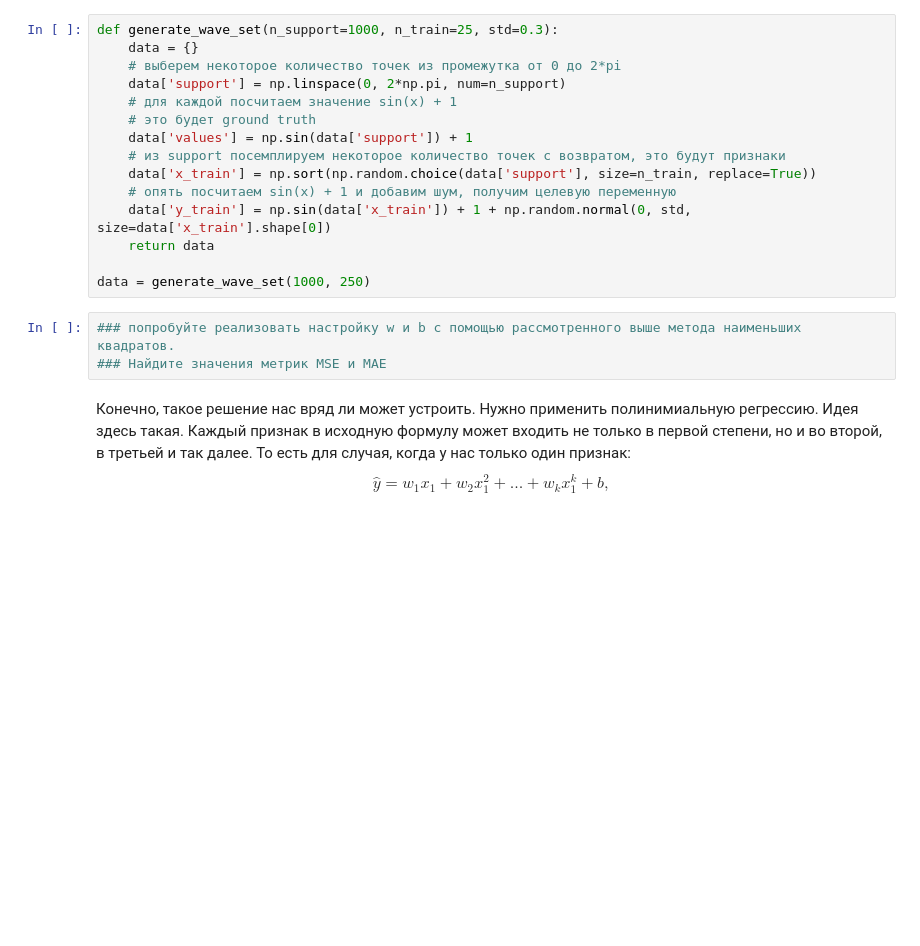
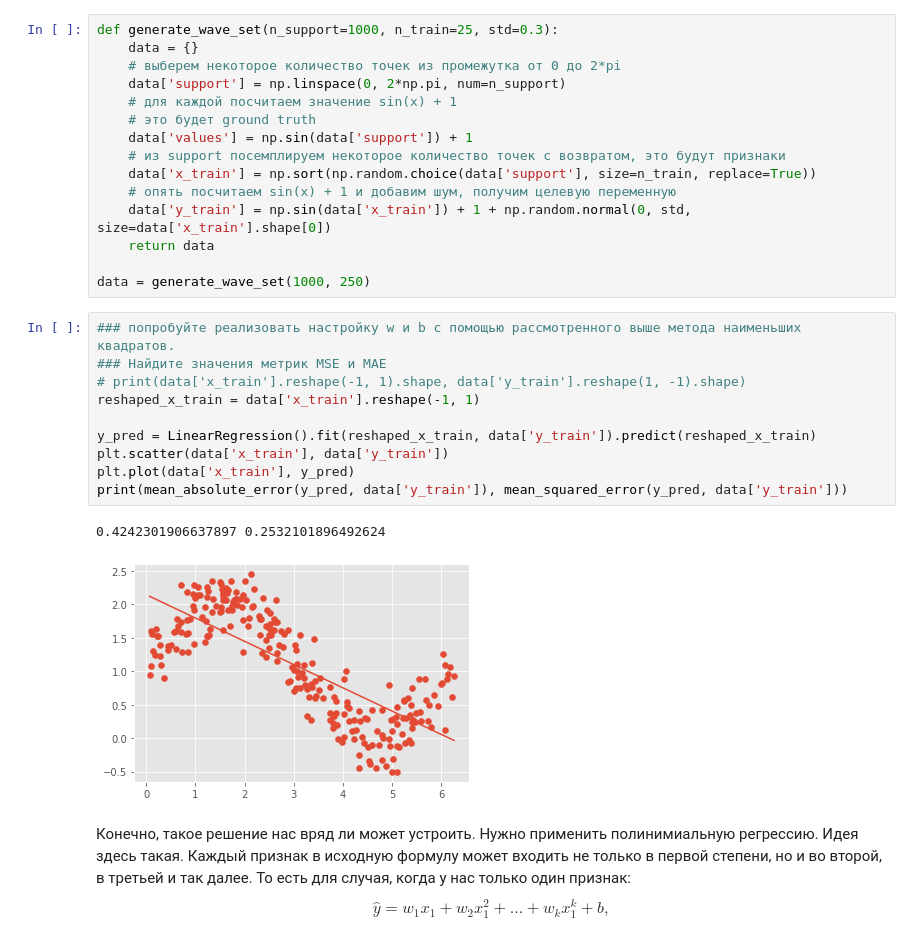
Before and after one commit to VanjaRo/ML-ITMO-Course, a Jupyter notebook: lab3_1.ipynb, the cells around one changed output. Cells and saved outputs as stored; diff of their text form; blank space fills up the shorter version.

```diff
--- a/lab3_1.ipynb
+++ b/lab3_1.ipynb
@@ -89,6 +125,16 @@ data = generate_wave_set(1000, 250)
 # %%
 ### попробуйте реализовать настройку w и b с помощью рассмотренного выше метода наименьших квадратов.
 ### Найдите значения метрик MSE и MAE
+# print(data['x_train'].reshape(-1, 1).shape, data['y_train'].reshape(1, -1).shape)
+reshaped_x_train = data['x_train'].reshape(-1, 1)
+
+y_pred = LinearRegression().fit(reshaped_x_train, data['y_train']).predict(reshaped_x_train)
+plt.scatter(data['x_train'], data['y_train'])
+plt.plot(data['x_train'], y_pred)
+print(mean_absolute_error(y_pred, data['y_train']), mean_squared_error(y_pred, data['y_train']))
+# %% [output]
+0.4242301906637897 0.2532101896492624
+[figure, added]
 # %% [markdown]
 Конечно, такое решение нас вряд ли может устроить. Нужно применить полинимиальную регрессию. Идея здесь такая. Каждый признак в исходную формулу может входить не только в первой степени, но и во второй, в третьей и так далее. То есть для случая, когда у нас только один признак:
 $$ \hat{y} = w_1 x_1 + w_2 x_1^2 + ... + w_k x_1^k + b,$$
```
Also changed, not shown: parts of 19 cells of this notebook.
